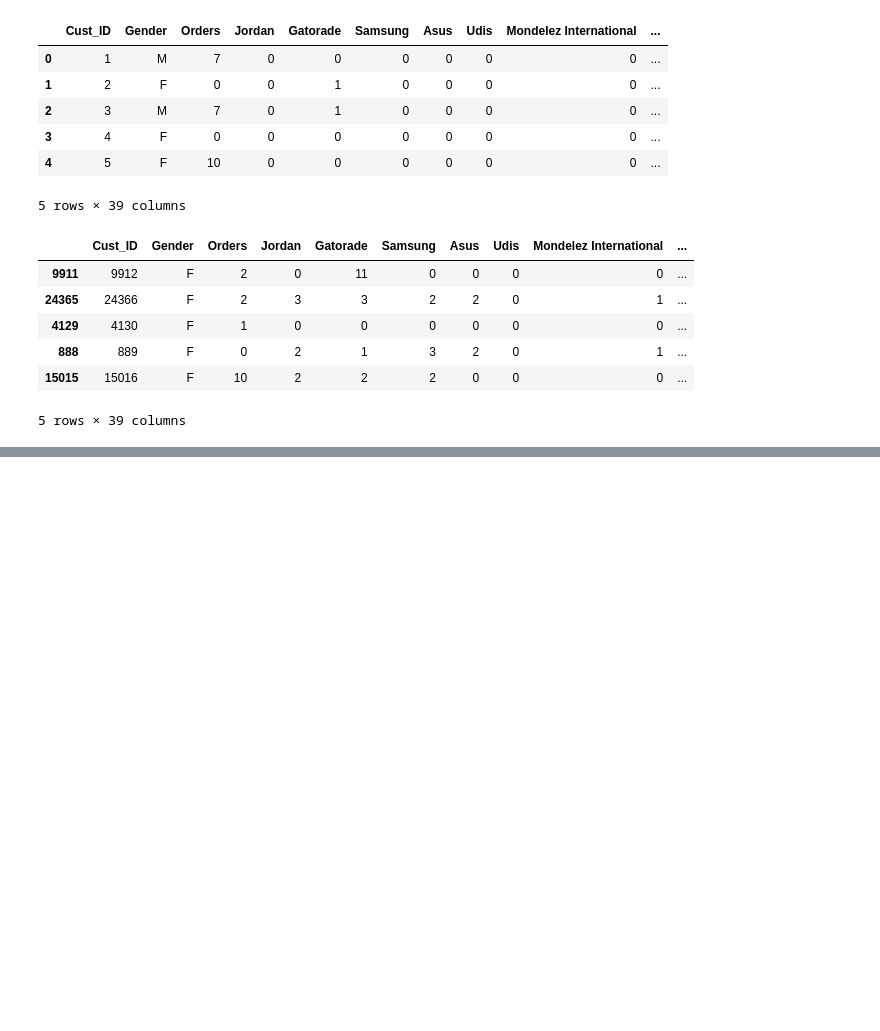
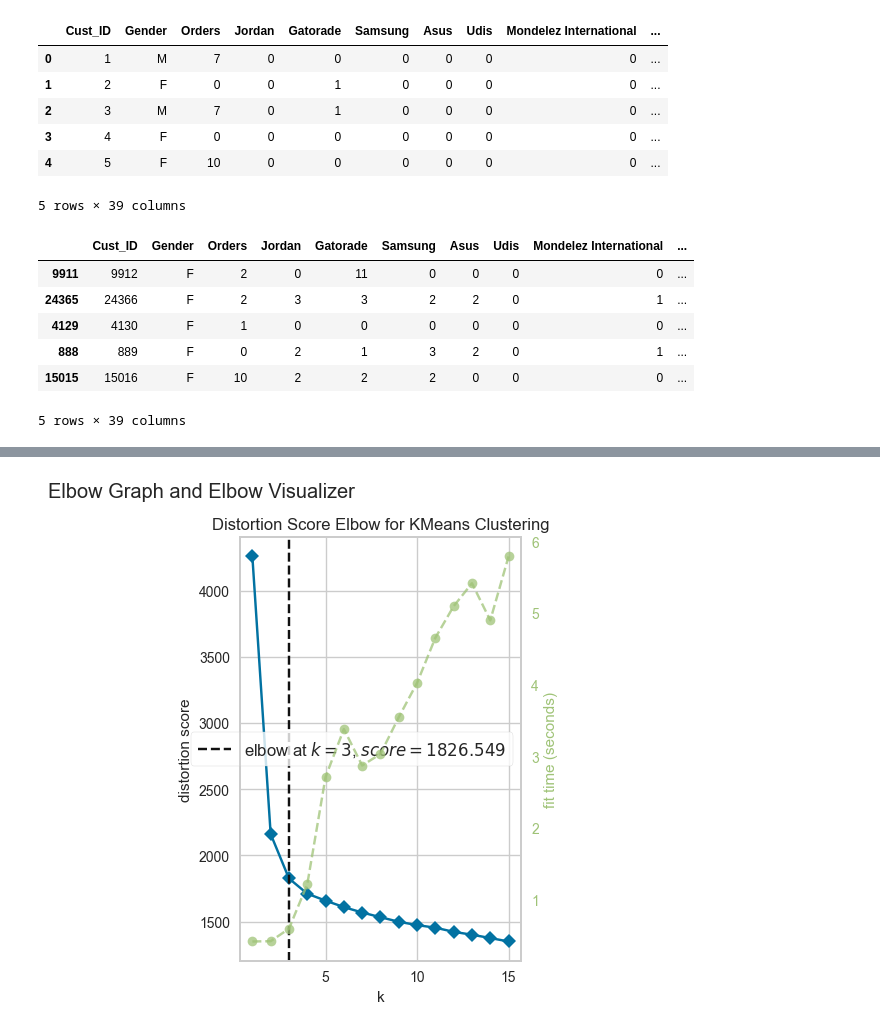
Before and after one commit to PayalMh5/customer-segmentation, a Jupyter notebook: ecom_customer_data.ipynb, the cells around one changed output, grey strips where cells are left out. Saved outputs shown, nothing was run; the diff lists cells and outputs as text; code cells hidden in the pictures; blank space fills up the shorter version.

```diff
--- a/ecom_customer_data.ipynb
+++ b/ecom_customer_data.ipynb
@@ -149,0 +206,12 @@ new_df.sort_values(by='Total Search', ascending=False).head()
+# %%
+# KElbowVisualizer
+plt.subplot(1, 2, 2)
+kmeans = KMeans(n_init=10)  # Explicitly set n_init
+visualize = KElbowVisualizer(kmeans, k=(1, 16))
+visualize.fit(features)
+visualize.finalize()
+
+plt.suptitle("Elbow Graph and Elbow Visualizer")
+plt.show()
+# %% [output]
+[figure, added]
```
Also changed, not shown: parts of 25 cells of this notebook.
